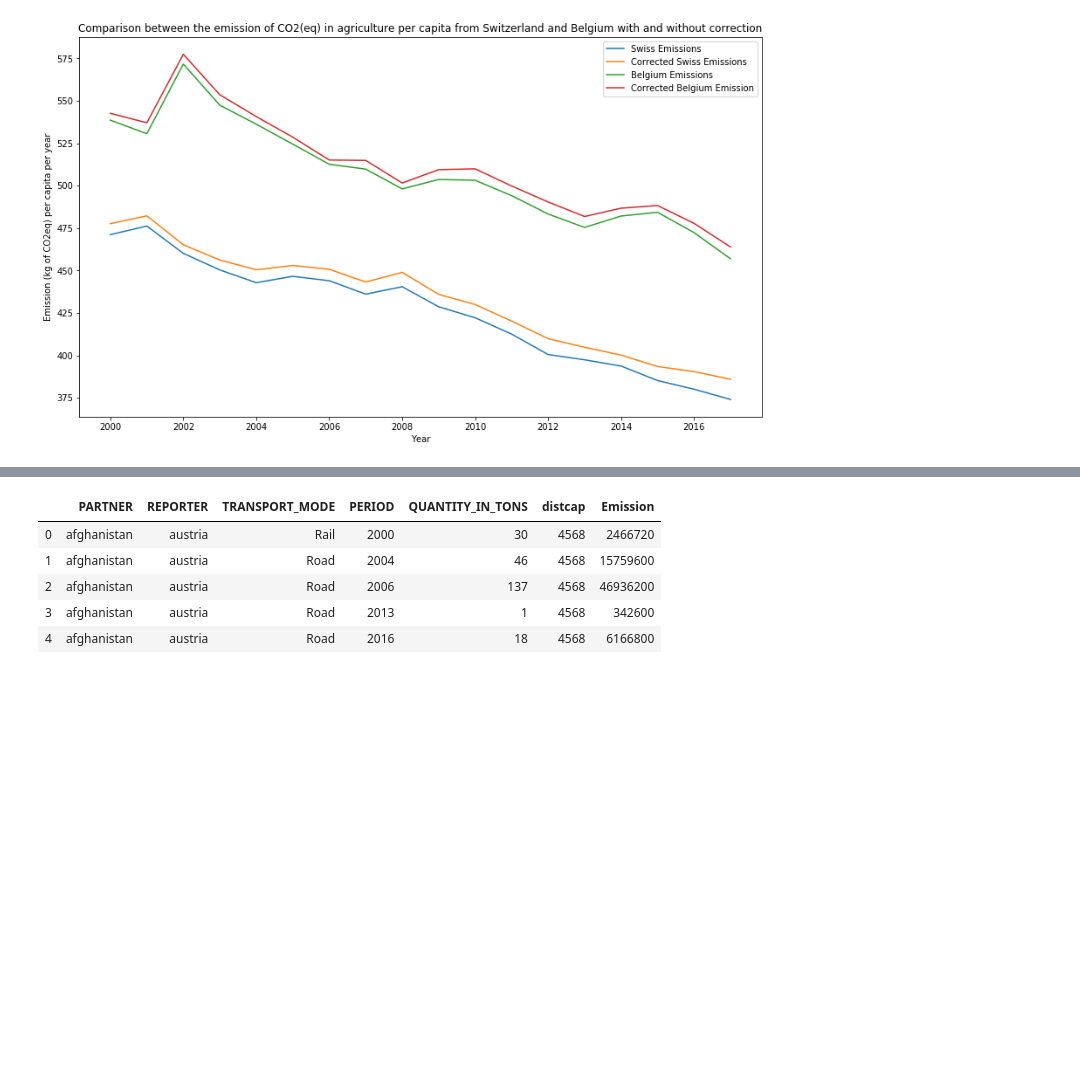
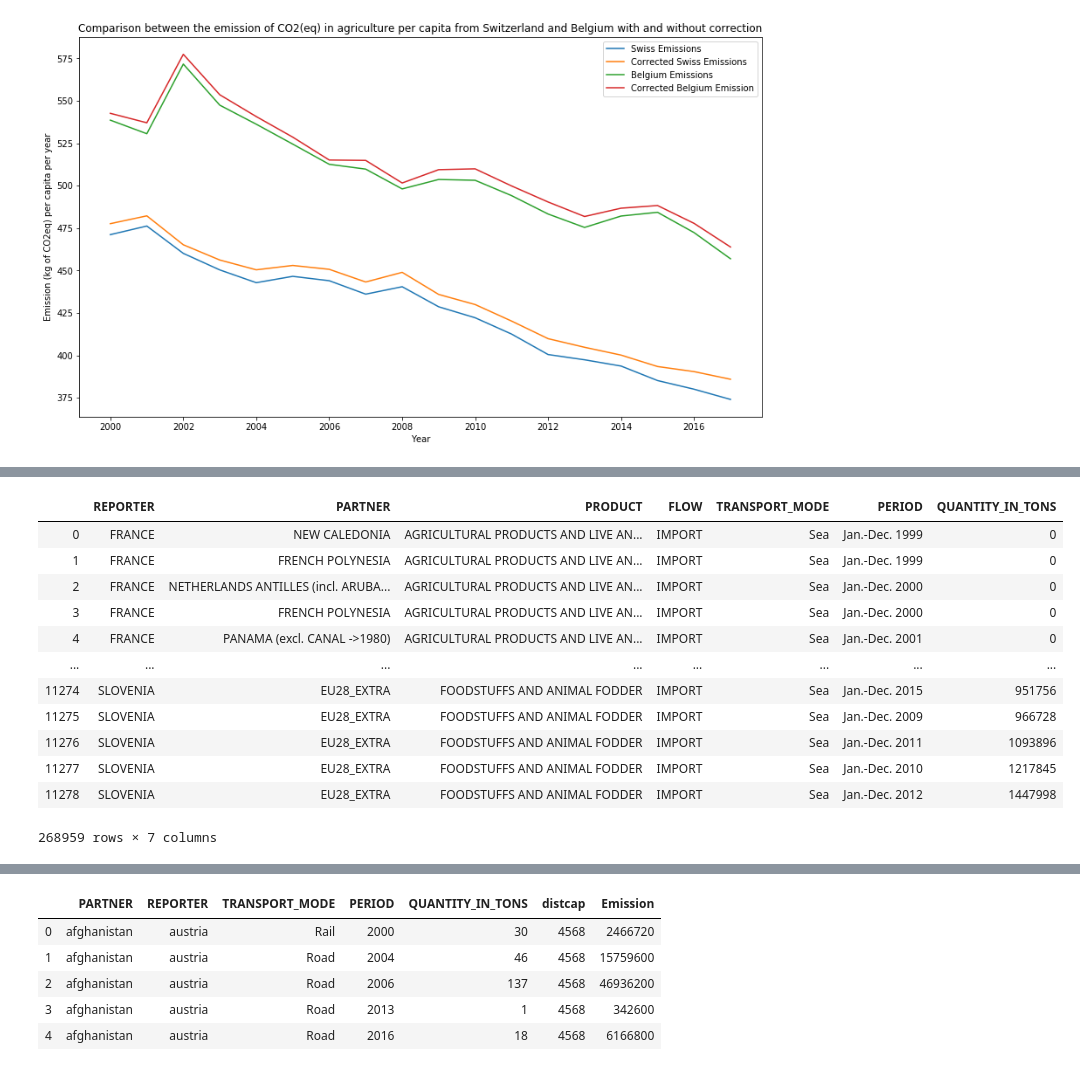
Before and after one commit to Lambo97/ADAProject, a Jupyter notebook: src/Final.ipynb, the cells around one changed output, grey strips where cells are left out. Saved outputs shown, nothing was run; the diff lists cells and outputs as text; code cells hidden in the pictures; blank space fills up the shorter version.

```diff
--- a/src/Final.ipynb
+++ b/src/Final.ipynb
@@ -1403,0 +1403,24 @@ For that purpose we use a dataset coming from the european institution. As Switz
+# %%
+# The data had to be queried in 22 different files, otherwise the Eurostat database crashes.
+datasets = [f"{TRANSPORT_DATA_PATH}transport ({i}).csv" for i in range(1,21)]
+# %%
+# Merge all the datasets
+transport_merge = pd.DataFrame()
+for dataset in datasets:
+    transport_merge = transport_merge.append(pd.read_csv(dataset))
+# %%
+transport_merge
+# %% [output]
+|  | REPORTER | PARTNER | PRODUCT | FLOW | TRANSPORT_MODE | PERIOD | QUANTITY_IN_TONS |
+| 0 | FRANCE | NEW CALEDONIA | AGRICULTURAL PRODUCTS AND LIVE AN... | IMPORT | Sea | Jan.-Dec. 1999 | 0 |
+| 1 | FRANCE | FRENCH POLYNESIA | AGRICULTURAL PRODUCTS AND LIVE AN... | IMPORT | Sea | Jan.-Dec. 1999 | 0 |
+| 2 | FRANCE | NETHERLANDS ANTILLES (incl. ARUBA... | AGRICULTURAL PRODUCTS AND LIVE AN... | IMPORT | Sea | Jan.-Dec. 2000 | 0 |
+| 3 | FRANCE | FRENCH POLYNESIA | AGRICULTURAL PRODUCTS AND LIVE AN... | IMPORT | Sea | Jan.-Dec. 2000 | 0 |
+| 4 | FRANCE | PANAMA (excl. CANAL ->1980) | AGRICULTURAL PRODUCTS AND LIVE AN... | IMPORT | Sea | Jan.-Dec. 2001 | 0 |
+| ... | ... | ... | ... | ... | ... | ... | ... |
+| 11274 | SLOVENIA | EU28_EXTRA | FOODSTUFFS AND ANIMAL FODDER | IMPORT | Sea | Jan.-Dec. 2015 | 951756 |
+| 11275 | SLOVENIA | EU28_EXTRA | FOODSTUFFS AND ANIMAL FODDER | IMPORT | Sea | Jan.-Dec. 2009 | 966728 |
+| 11276 | SLOVENIA | EU28_EXTRA | FOODSTUFFS AND ANIMAL FODDER | IMPORT | Sea | Jan.-Dec. 2011 | 1093896 |
+| 11277 | SLOVENIA | EU28_EXTRA | FOODSTUFFS AND ANIMAL FODDER | IMPORT | Sea | Jan.-Dec. 2010 | 1217845 |
+| 11278 | SLOVENIA | EU28_EXTRA | FOODSTUFFS AND ANIMAL FODDER | IMPORT | Sea | Jan.-Dec. 2012 | 1447998 |
+268959 rows × 7 columns
```
Also changed, not shown: parts of 27 cells of this notebook.
